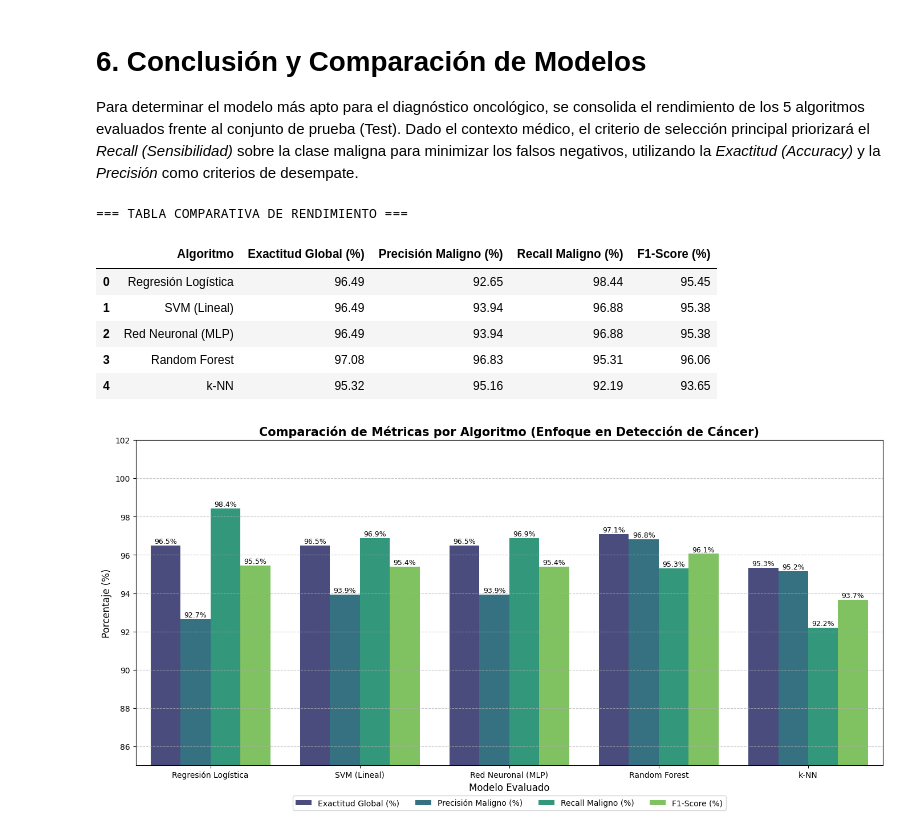
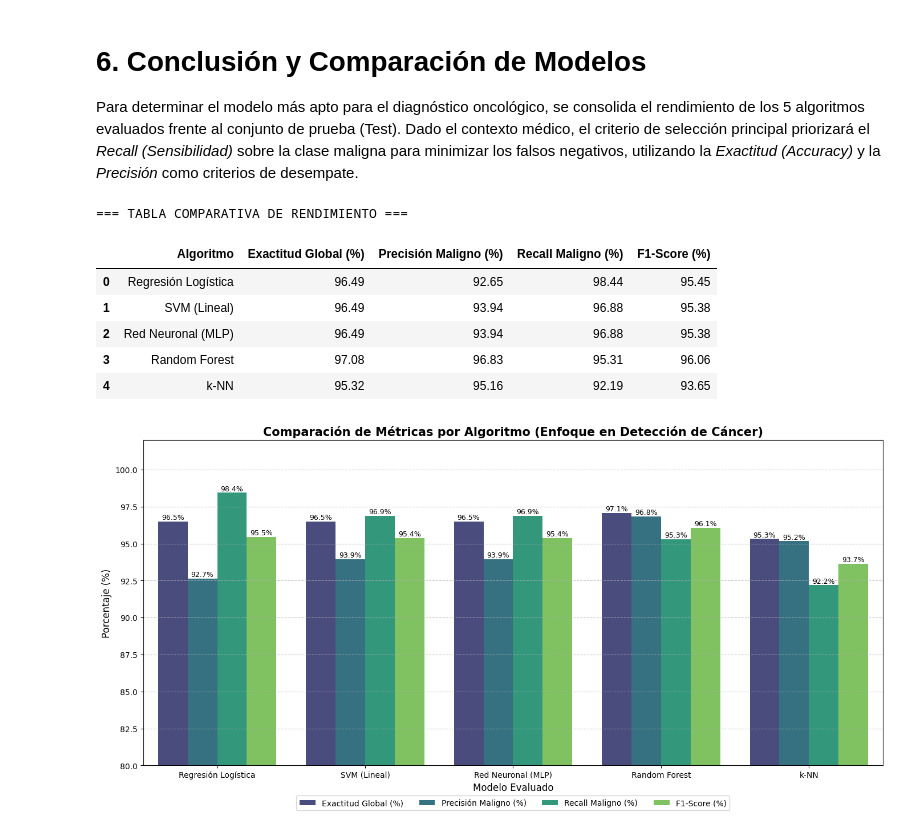
Before and after one commit to leonaidasup/Modelo2-final, a Jupyter notebook: Modelos2_Parte1.ipynb, the cells around one changed output. Cells and saved outputs as stored; diff of their text form; code cells hidden in the pictures.

```diff
--- a/Modelos2_Parte1.ipynb
+++ b/Modelos2_Parte1.ipynb
@@ -851,32 +910,32 @@ display(df_resultados)
 df_melt = df_resultados.melt(id_vars='Algoritmo', var_name='Métrica', value_name='Porcentaje')
 
 plt.figure(figsize=(14, 7))
 sns.barplot(x='Algoritmo', y='Porcentaje', hue='Métrica', data=df_melt, palette='viridis')
 
 # Ajustar el gráfico para que las diferencias sean visibles (hacer zoom en la parte superior)
-plt.ylim(85, 102)
+plt.ylim(80, 102)
 plt.title('Comparación de Métricas por Algoritmo (Enfoque en Detección de Cáncer)', fontsize=15, fontweight='bold')
 plt.ylabel('Porcentaje (%)', fontsize=12)
 plt.xlabel('Modelo Evaluado', fontsize=12)
 plt.legend(loc='lower center', bbox_to_anchor=(0.5, -0.15), ncol=4)
 plt.grid(axis='y', linestyle='--', alpha=0.7)
 
 # Agregar los valores encima de las barras
 for p in plt.gca().patches:
     if p.get_height() > 0:
         plt.gca().annotate(f"{p.get_height():.1f}%",
                            (p.get_x() + p.get_width() / 2., p.get_height()),
                            ha='center', va='center', fontsize=9, color='black', xytext=(0, 5),
                            textcoords='offset points')
 
 plt.tight_layout()
 plt.show()
 # %% [output]
 === TABLA COMPARATIVA DE RENDIMIENTO ===
 |  | Algoritmo | Exactitud Global (%) | Precisión Maligno (%) | Recall Maligno (%) | F1-Score (%) |
 | 0 | Regresión Logística | 96.49 | 92.65 | 98.44 | 95.45 |
 | 1 | SVM (Lineal) | 96.49 | 93.94 | 96.88 | 95.38 |
 | 2 | Red Neuronal (MLP) | 96.49 | 93.94 | 96.88 | 95.38 |
 | 3 | Random Forest | 97.08 | 96.83 | 95.31 | 96.06 |
 | 4 | k-NN | 95.32 | 95.16 | 92.19 | 93.65 |
-[figure, old version]
+[figure, new version]
```
Also changed, not shown: parts of 10 cells of this notebook.
